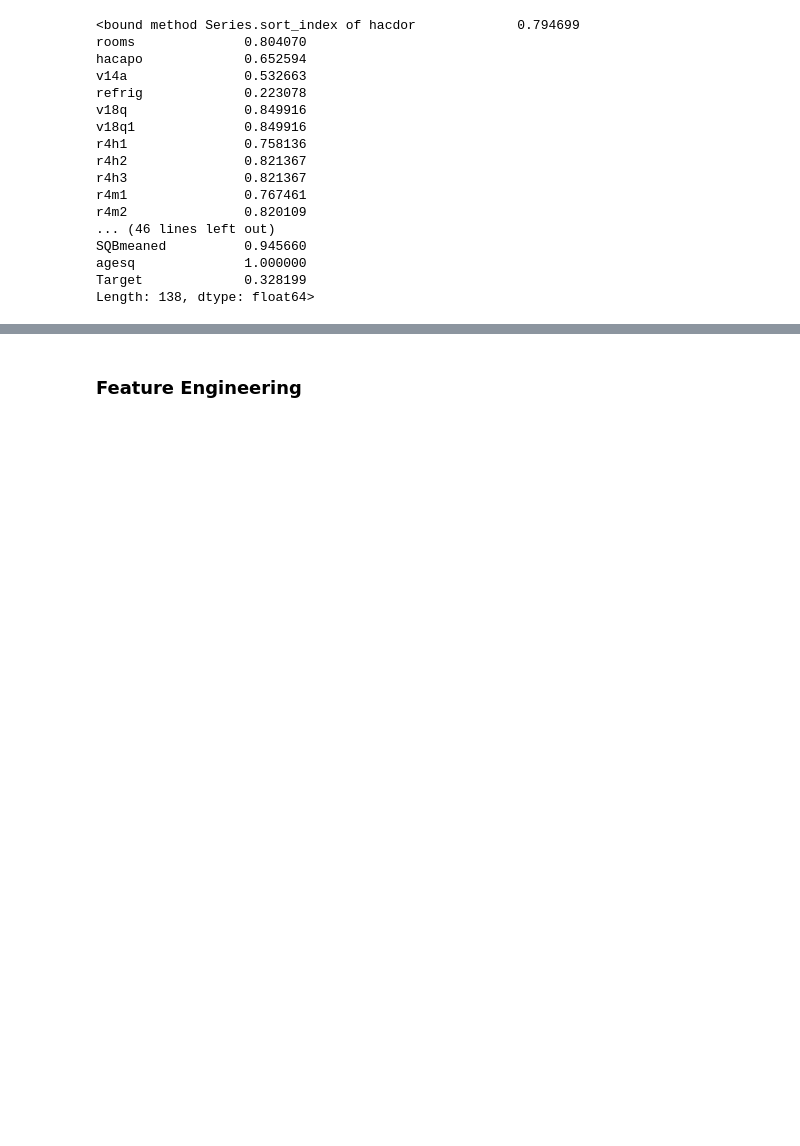
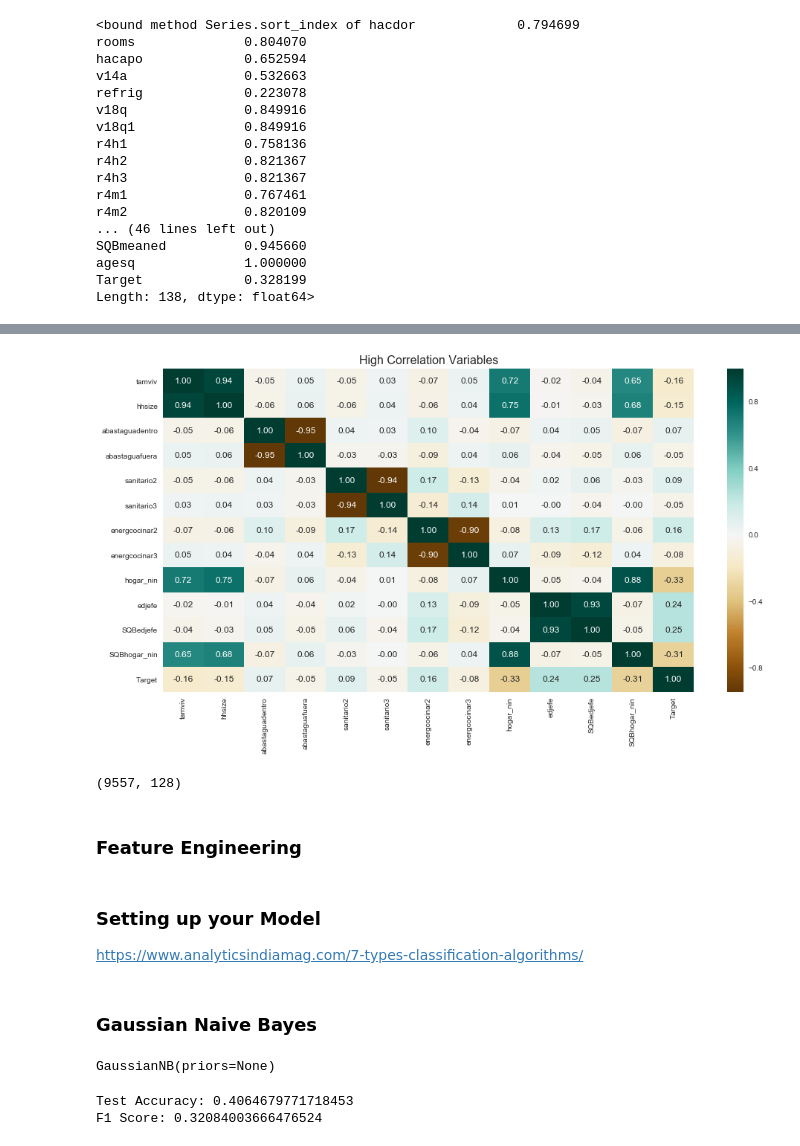
Before and after one commit to georgez-zgeorge/AML_code, a Jupyter notebook: Homework 4/Homework 4.ipynb, the cells around one changed output, grey strips where cells are left out. Drawn from its saved outputs; the diff is of its cells as text; code cells hidden in the pictures; blank space fills up the shorter version.

```diff
--- a/Homework 4/Homework 4.ipynb
+++ b/Homework 4/Homework 4.ipynb
@@ -191,2 +167,33 @@ plt.show()
+# %%
+df = df.drop(['r4t3','tamhog','hogar_total','coopele','area2','female'],axis=1)
+df = df.drop(['SQBescolari','SQBage','agesq','SQBhogar_total','SQBovercrowding','SQBmeaned'],axis=1)
+#df = df.drop(['SQBedjefe','SQBhogar_nin'],axis=1)
+#dropping dependency for time's sake. fix this
+df = df.drop('dependency',axis=1)
+# %%
+#Create a list that displays only numeric variables
+numeric_var=df.select_dtypes(include=[np.number]).columns
+#Here we set up our correlation matrix for numeric variables
+correlation=df[numeric_var].corr()
+#Pull the max (whether positive or negative) correlation of each variable to another variable
+aux=(abs(correlation)-np.identity(correlation.shape[0])).max()#Throw out any variables that don't have at least .7 correlation with something else
+selected_feats=aux[(aux>0.85) | ((aux>.328198) & (aux<.3282))].index
+sns.set()
+fig, ax = plt.subplots(figsize=(16,8))
+#make the plot have numbers, a legend and pretty colors
+sns.heatmap(correlation.loc[selected_feats,selected_feats], annot=True,fmt='.2f',ax=ax,cmap="BrBG",center=0)
+plt.title('High Correlation Variables',fontsize=16)
+#show the plot
+plt.show()
+# %% [output]
+[figure, added]
+# %%
+df.shape
+# %% [output]
+(9557, 128)
 # %% [markdown]
 ### Feature Engineering
+# %% [markdown]
+### Setting up your Model
+
+https://www.analyticsindiamag.com/7-types-classification-algorithms/
@@ -192,0 +266,20 @@ plt.show()
+# %% [markdown]
+### Gaussian Naive Bayes
+# %%
+from sklearn.naive_bayes import GaussianNB
+#priors=estimator.get_params().keys()
+gnb = GaussianNB()#priors=priors)
+#gnb_pred = gnb()
+#param_grid = {"n_neighbors": [3, 5, 7],
+#             "weights": ['uniform','distance'],
+#              "p": [1,2]}
+gnb.fit(X_train,y_train)
+#gnb_gridsearch = (n_splits=5,gnb,cv=3,scoring=F1_scorer)
+# %% [output]
+GaussianNB(priors=None)
+# %%
+print("Test Accuracy: {}".format(accuracy_score(y_test, gnb.predict(X_test))))
+print("F1 Score: {}".format(f1_score(y_test, gnb.predict(X_test),average='macro')))
+# %% [output]
+Test Accuracy: 0.4064679771718453
+F1 Score: 0.32084003666476524
```
Also changed, not shown: parts of 35 cells of this notebook.
